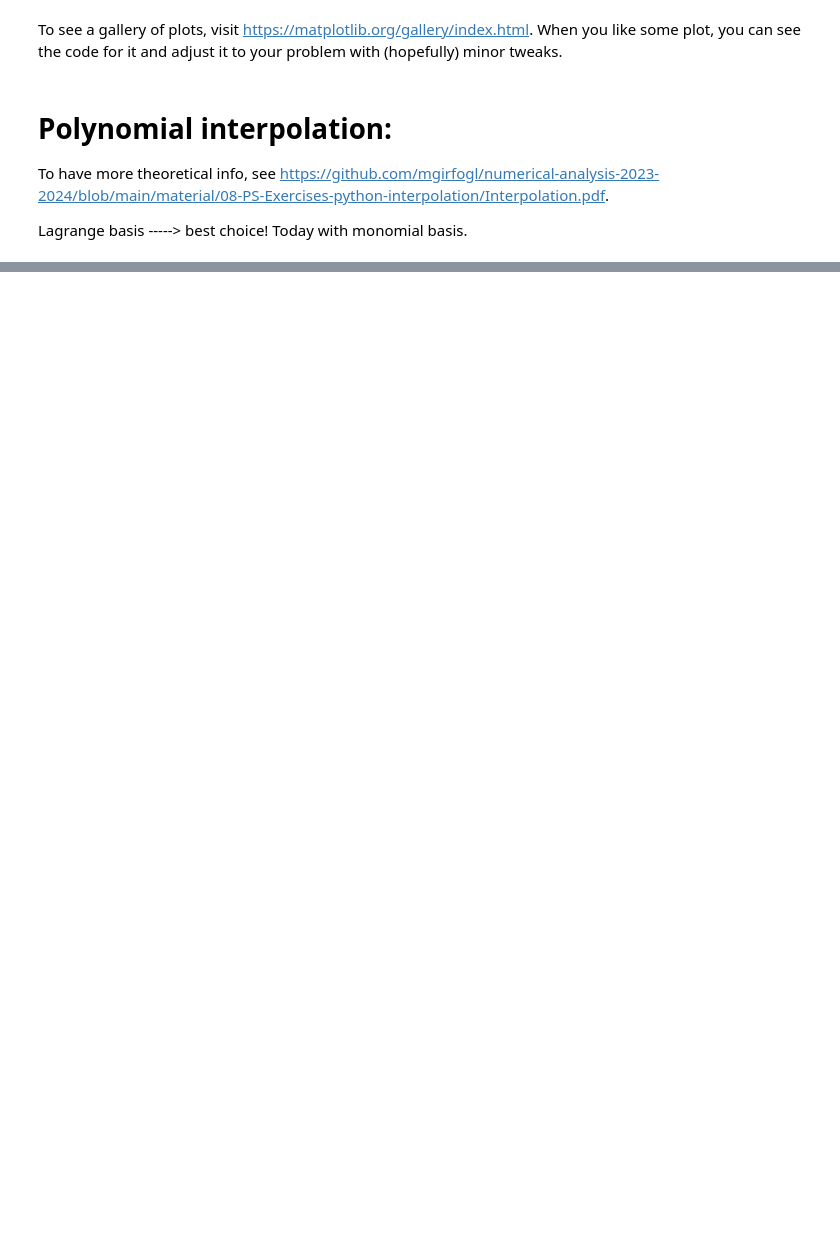
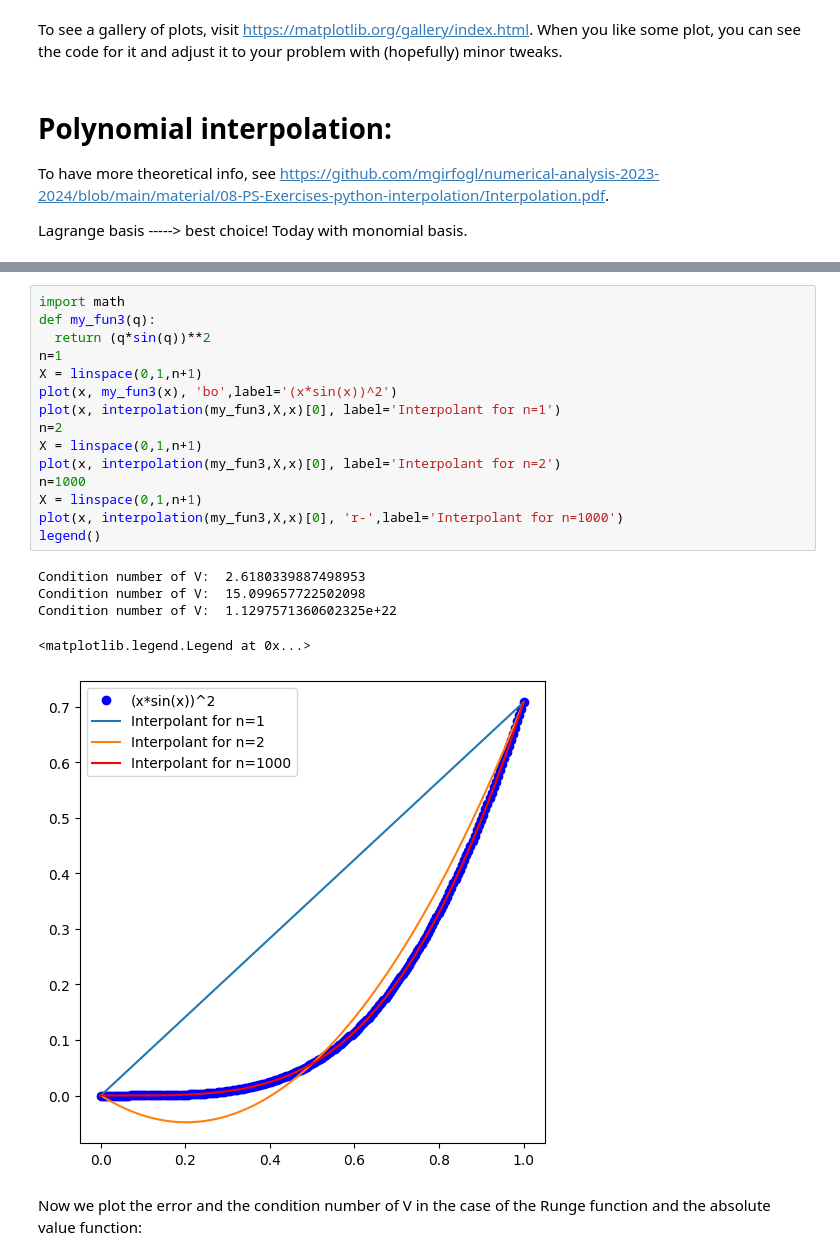
Before and after one commit to lorenzotomada/Applied_Mathematics, a Jupyter notebook: Code/AM_lab2.ipynb, the cells around one changed output, grey strips where cells are left out. Cells and saved outputs as stored; diff of their text form; blank space fills up the shorter version.

```diff
--- a/Code/AM_lab2.ipynb
+++ b/Code/AM_lab2.ipynb
@@ -229 +279,24 @@ Condition number of V:  4924.3710566111995
+# %%
+import math
+def my_fun3(q):
+  return (q*sin(q))**2
+n=1
+X = linspace(0,1,n+1)
+plot(x, my_fun3(x), 'bo',label='(x*sin(x))^2')
+plot(x, interpolation(my_fun3,X,x)[0], label='Interpolant for n=1')
+n=2
+X = linspace(0,1,n+1)
+plot(x, interpolation(my_fun3,X,x)[0], label='Interpolant for n=2')
+n=1000
+X = linspace(0,1,n+1)
+plot(x, interpolation(my_fun3,X,x)[0], 'r-',label='Interpolant for n=1000')
+legend()
+# %% [output]
+Condition number of V:  2.6180339887498953
+Condition number of V:  15.099657722502098
+Condition number of V:  1.1297571360602325e+22
+<matplotlib.legend.Legend at 0x...>
+[figure, added]
+# %% [markdown]
+Now we plot the error and the condition number of V in the case of the Runge function and the absolute value function:
 # %%
```
Also changed, not shown: parts of 29 cells of this notebook.
